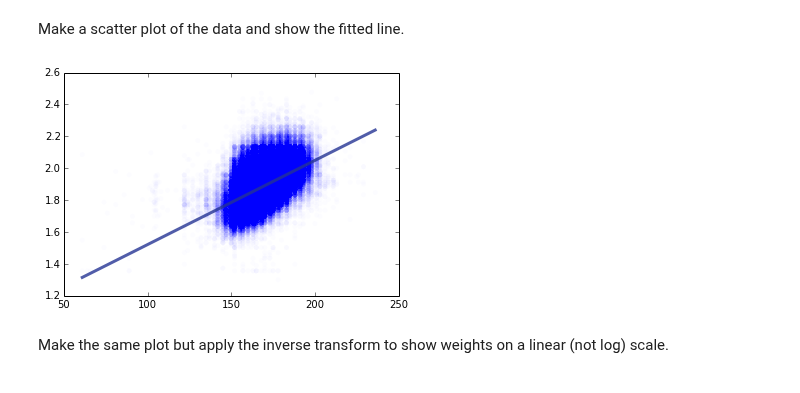
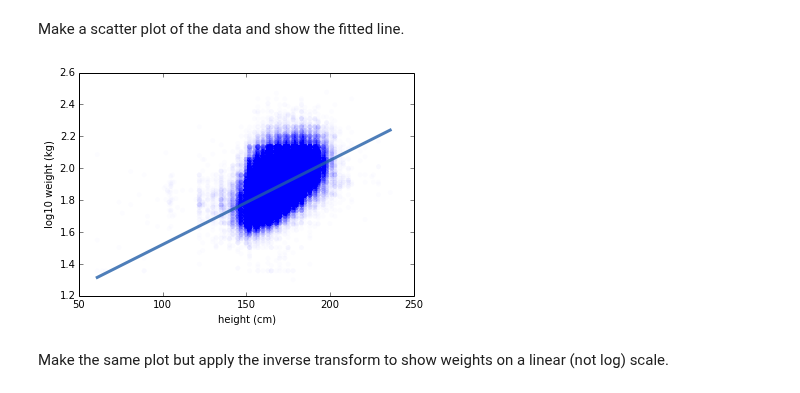
Before and after one commit to AllenDowney/ThinkStats2, a Jupyter notebook: code/chap10soln.ipynb, the cells around one changed output. Drawn from its saved outputs; the diff is of its cells as text; code cells hidden in the pictures.

```diff
--- a/code/chap10soln.ipynb
+++ b/code/chap10soln.ipynb
@@ -20,10 +31,11 @@ Make a scatter plot of the data and show the fitted line.
 # %%
 import thinkplot
 thinkplot.Scatter(heights, weights, alpha=0.01)
 fxs, fys = thinkstats2.FitLine(heights, inter, slope)
 thinkplot.Plot(fxs, fys)
+thinkplot.Config(xlabel='height (cm)', ylabel='log10 weight (kg)', legend=False)
 # %% [output]
-[figure, old version]
+[figure, new version]
 # %% [markdown]
 Make the same plot but apply the inverse transform to show weights on a linear (not log) scale.
 # %%
```
Also changed, not shown: parts of 19 cells of this notebook.
